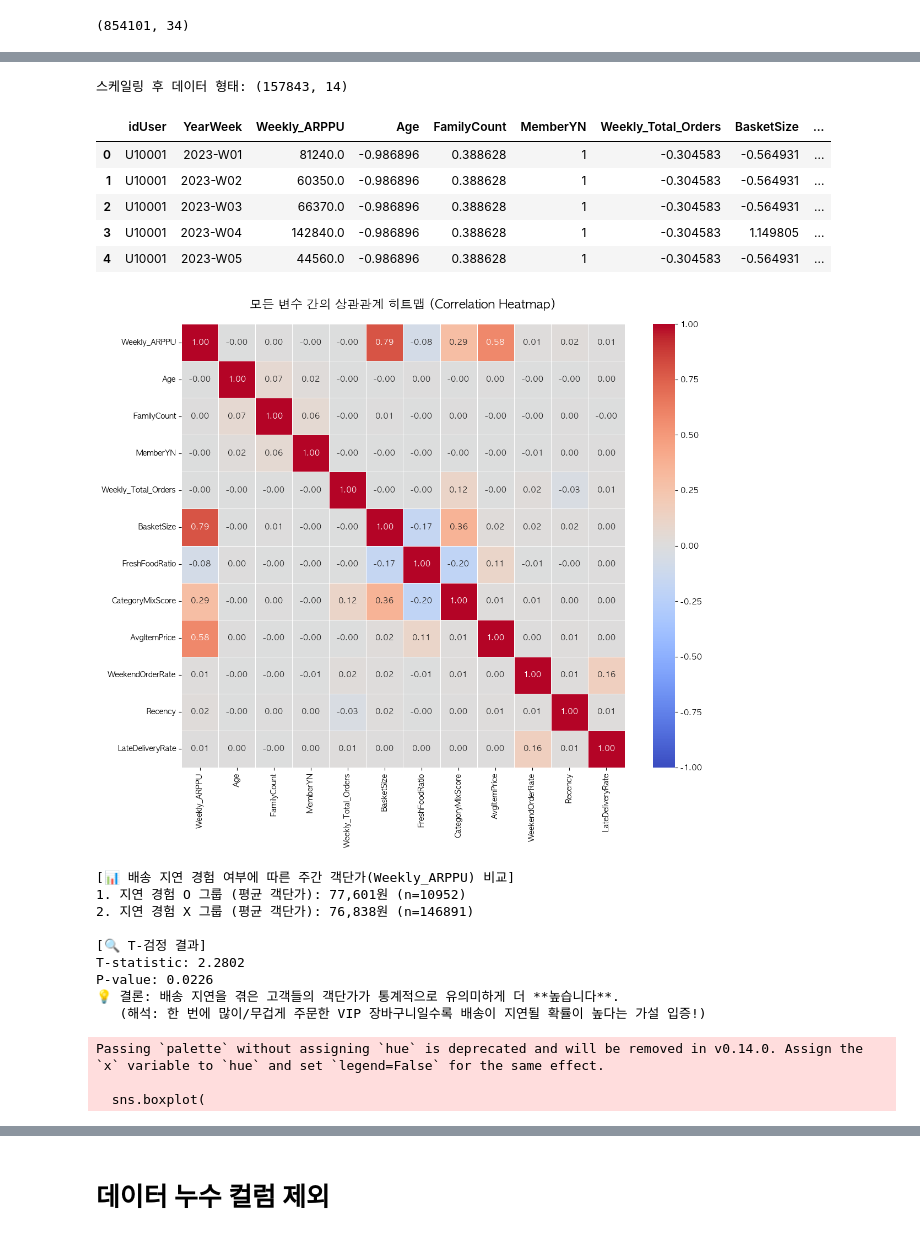
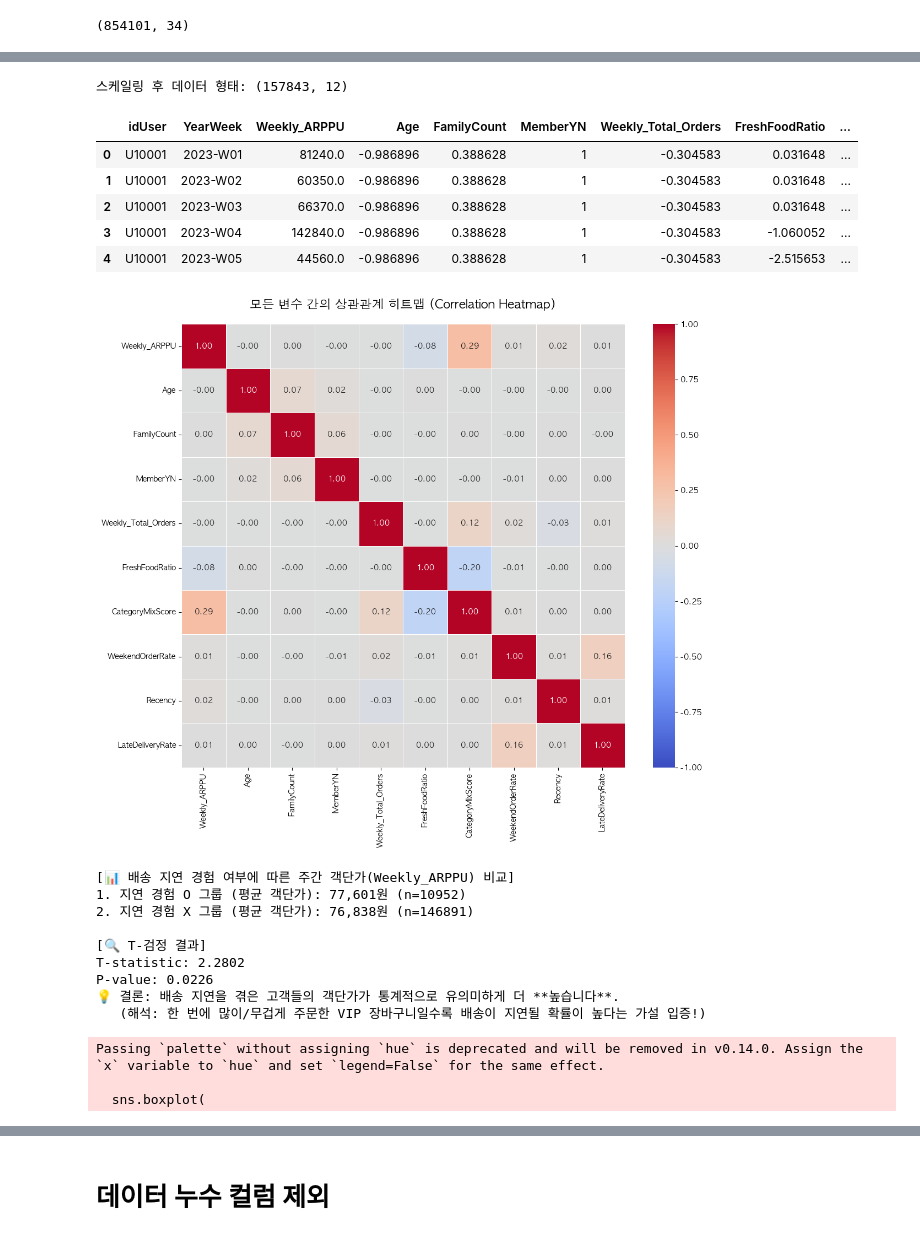
Before and after one commit to wjdwhddls/Bigdata, a Jupyter notebook: 모델개발.ipynb, the cells around one changed output, grey strips where cells are left out. Drawn from its saved outputs; the diff is of its cells as text; code cells hidden in the pictures.

```diff
--- a/모델개발.ipynb
+++ b/모델개발.ipynb
@@ -133,8 +134,8 @@ weekly_agg['MemberYN'] = weekly_agg['MemberYN'].apply(lambda x: 1 if x == 'Y' el
 final_cols = [
     'idUser', 'YearWeek', 'Weekly_ARPPU',
     'Age', 'FamilyCount', 'MemberYN',
-    'Weekly_Total_Orders', 'BasketSize',
-    'FreshFoodRatio', 'CategoryMixScore', 'AvgItemPrice',
+    'Weekly_Total_Orders',
+    'FreshFoodRatio', 'CategoryMixScore',
     'WeekendOrderRate', 'Recency',
     'LateDeliveryRate' # 새로 추가된 컬럼
 ]
@@ -214,8 +219,8 @@ from sklearn.preprocessing import StandardScaler
 # (id, 타겟변수, 0/1로 된 범주형 변수는 제외)
 numeric_cols = [
     'Age', 'FamilyCount', 'Weekly_Total_Orders',
-    'BasketSize', 'FreshFoodRatio', 'CategoryMixScore',
-    'AvgItemPrice', 'Recency'
+    'FreshFoodRatio', 'CategoryMixScore',
+    'Recency'
 ]
 
 # 3. StandardScaler 객체 생성 및 학습/변환 적용
@@ -231,13 +236,13 @@ scaled_dataset[numeric_cols] = scaler.fit_transform(scaled_dataset[numeric_cols]
 print("스케일링 후 데이터 형태:", scaled_dataset.shape)
 display(scaled_dataset.head())
 # %% [output]
-스케일링 후 데이터 형태: (157843, 14)
+스케일링 후 데이터 형태: (157843, 12)
-|  | idUser | YearWeek | Weekly_ARPPU | Age | FamilyCount | MemberYN | Weekly_Total_Orders | BasketSize | ... |
-| 0 | U10001 | 2023-W01 | 81240.0 | -0.986896 | 0.388628 | 1 | -0.304583 | -0.564931 | ... |
-| 1 | U10001 | 2023-W02 | 60350.0 | -0.986896 | 0.388628 | 1 | -0.304583 | -0.564931 | ... |
-| 2 | U10001 | 2023-W03 | 66370.0 | -0.986896 | 0.388628 | 1 | -0.304583 | -0.564931 | ... |
-| 3 | U10001 | 2023-W04 | 142840.0 | -0.986896 | 0.388628 | 1 | -0.304583 | 1.149805 | ... |
-| 4 | U10001 | 2023-W05 | 44560.0 | -0.986896 | 0.388628 | 1 | -0.304583 | -0.564931 | ... |
+|  | idUser | YearWeek | Weekly_ARPPU | Age | FamilyCount | MemberYN | Weekly_Total_Orders | FreshFoodRatio | ... |
+| 0 | U10001 | 2023-W01 | 81240.0 | -0.986896 | 0.388628 | 1 | -0.304583 | 0.031648 | ... |
+| 1 | U10001 | 2023-W02 | 60350.0 | -0.986896 | 0.388628 | 1 | -0.304583 | 0.031648 | ... |
+| 2 | U10001 | 2023-W03 | 66370.0 | -0.986896 | 0.388628 | 1 | -0.304583 | 0.031648 | ... |
+| 3 | U10001 | 2023-W04 | 142840.0 | -0.986896 | 0.388628 | 1 | -0.304583 | -1.060052 | ... |
+| 4 | U10001 | 2023-W05 | 44560.0 | -0.986896 | 0.388628 | 1 | -0.304583 | -2.515653 | ... |
 # %%
 import pandas as pd
 import numpy as np
@@ -255,8 +260,8 @@ plt.rcParams['axes.unicode_minus'] = False
 # idUser, YearWeek 등 식별자는 제외하고 수치형 변수들만 선택
 corr_cols = [
     'Weekly_ARPPU', 'Age', 'FamilyCount', 'MemberYN',
-    'Weekly_Total_Orders', 'BasketSize', 'FreshFoodRatio',
-    'CategoryMixScore', 'AvgItemPrice',
+    'Weekly_Total_Orders','FreshFoodRatio',
+    'CategoryMixScore',
     'WeekendOrderRate', 'Recency', 'LateDeliveryRate'
 ]
 
@@ -301,34 +306,34 @@ print(f"P-value: {p_value:.4f}")
 if p_value < 0.05:
     if t_stat > 0:
         print("💡 결론: 배송 지연을 겪은 고객들의 객단가가 통계적으로 유의미하게 더 **높습니다**.")
         print("   (해석: 한 번에 많이/무겁게 주문한 VIP 장바구니일수록 배송이 지연될 확률이 높다는 가설 입증!)")
     else:
         print("💡 결론: 배송 지연을 겪은 고객들의 객단가가 통계적으로 유의미하게 더 **낮습니다**.")
 else:
     print("💡 결론: 배송 지연 여부와 객단가 사이에는 통계적으로 유의미한 차이가 없습니다.")
 
 # 결과를 직관적으로 보여주는 Boxplot 시각화
 plt.figure(figsize=(8, 6))
 
 # 시각화를 위해 임시 데이터프레임 생성
 box_data = final_dataset.copy()
 box_data['지연_경험_여부'] = np.where(box_data['LateDeliveryRate'] > 0, '지연 경험 O', '지연 경험 X')
 
 sns.boxplot(
     x='지연_경험_여부',
     y='Weekly_ARPPU',
     data=box_data,
     palette='Set2',
     showfliers=False # 시각적 편의를 위해 극단적인 이상치(Outlier)는 화면에서 숨김
 )
 
 plt.title('배송 지연 경험 유무에 따른 객단가 분포 차이', fontsize=15, fontweight='bold', pad=15)
 plt.ylabel('주간 객단가 (Weekly_ARPPU)', fontsize=12)
 plt.xlabel('')
 plt.tight_layout()
 plt.show()
 # %% [output]
-[figure, old version]
+[figure, new version]
 [📊 배송 지연 경험 여부에 따른 주간 객단가(Weekly_ARPPU) 비교]
 1. 지연 경험 O 그룹 (평균 객단가): 77,601원 (n=10952)
 2. 지연 경험 X 그룹 (평균 객단가): 76,838원 (n=146891)
```
Also changed, not shown: parts of 10 cells of this notebook, 22 other files.
